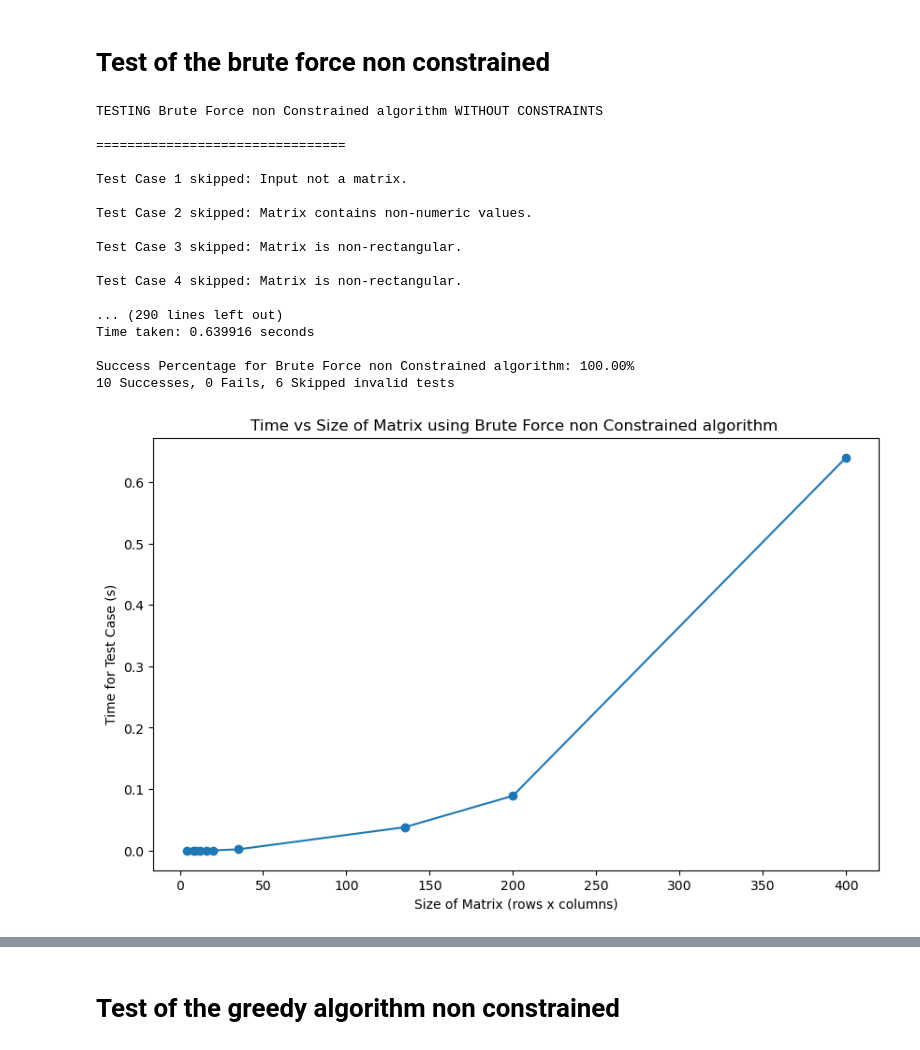
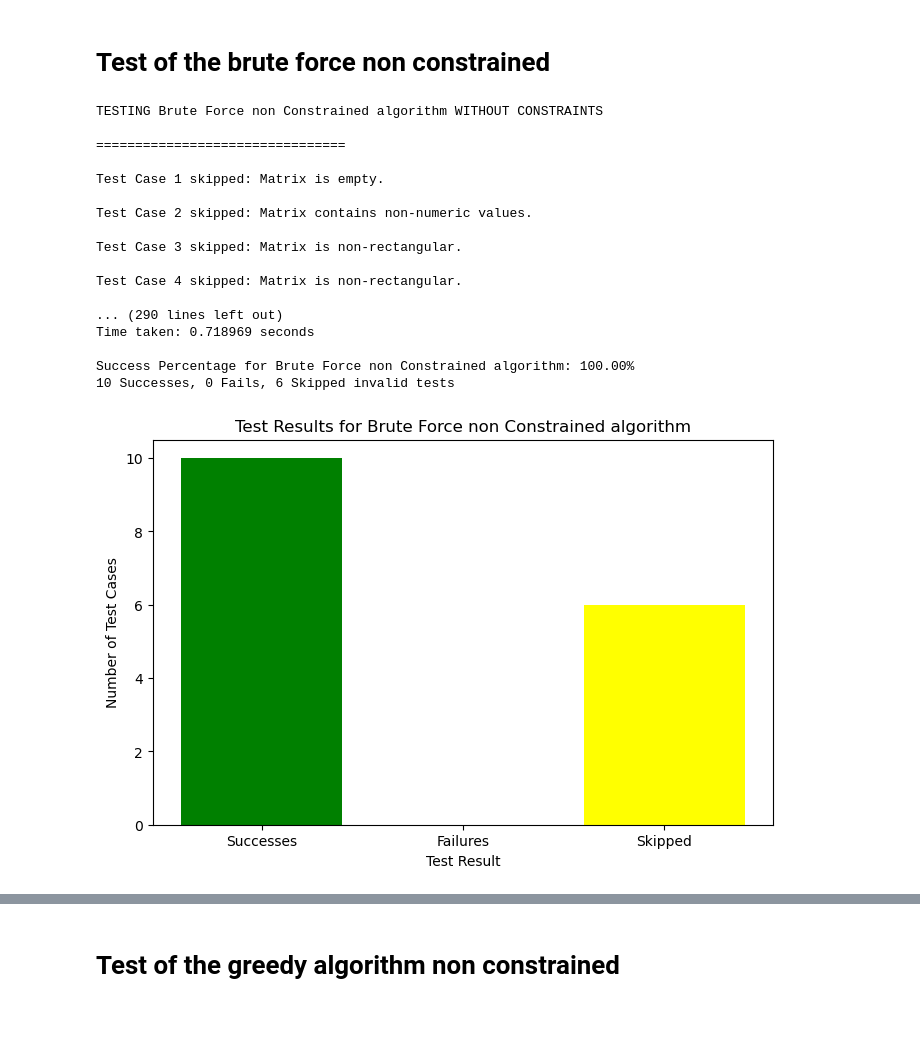
Before and after one commit to Amrithya/Advanced-Algorithm-Project-2023-2024, a Jupyter notebook: main_amgad.ipynb, the cells around one changed output, grey strips where cells are left out. Drawn from its saved outputs; the diff is of its cells as text; code cells hidden in the pictures; blank space fills up the shorter version.

Commit message:
updated test class
- updates the test class to return the test results as a dictionary instead of seperate returns

```diff
--- a/main_amgad.ipynb
+++ b/main_amgad.ipynb
@@ -17,24 +17,24 @@ test_algorithm_instance = TestAlgorithm()
 # Test of the brute force non constrained
 # %%
 algorithm_name = "Brute Force non Constrained algorithm"
-size_time, success, fail = test_algorithm_instance.run_algorithm_tests(brute_force_non_constrained,algorithm_name)
-plot_time_vs_size(size_time,algorithm_name)
+test_results = test_algorithm_instance.run_algorithm_tests(brute_force_non_constrained,algorithm_name)
+create_test_result_plots(test_results,algorithm_name)
 # %% [output]
 TESTING Brute Force non Constrained algorithm WITHOUT CONSTRAINTS
 
 ================================
 
-Test Case 1 skipped: Input not a matrix.
+Test Case 1 skipped: Matrix is empty.
 
 Test Case 2 skipped: Matrix contains non-numeric values.
 
 Test Case 3 skipped: Matrix is non-rectangular.
 
 Test Case 4 skipped: Matrix is non-rectangular.
 
 ... (290 lines left out)
-Time taken: 0.639916 seconds
+Time taken: 0.718969 seconds
 
 Success Percentage for Brute Force non Constrained algorithm: 100.00%
 10 Successes, 0 Fails, 6 Skipped invalid tests
-[figure, old version]
+[figure, new version]
```
Also changed, not shown: parts of 5 cells of this notebook, 2 other files.
